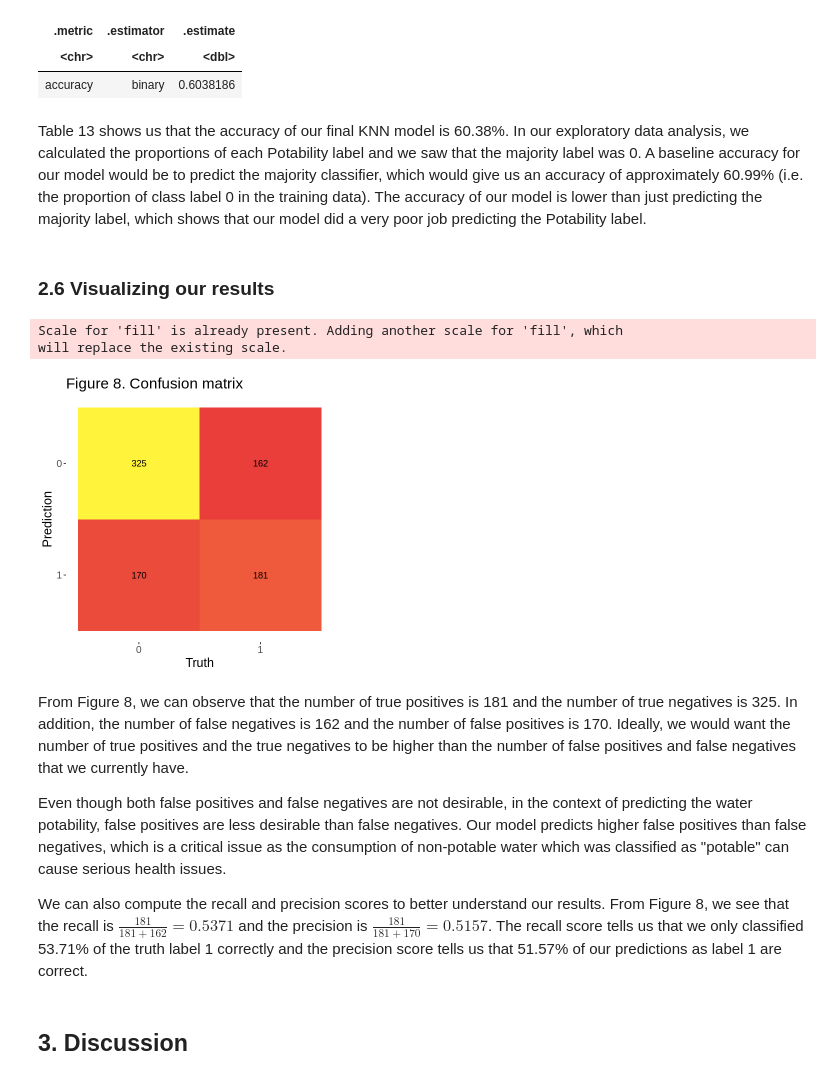
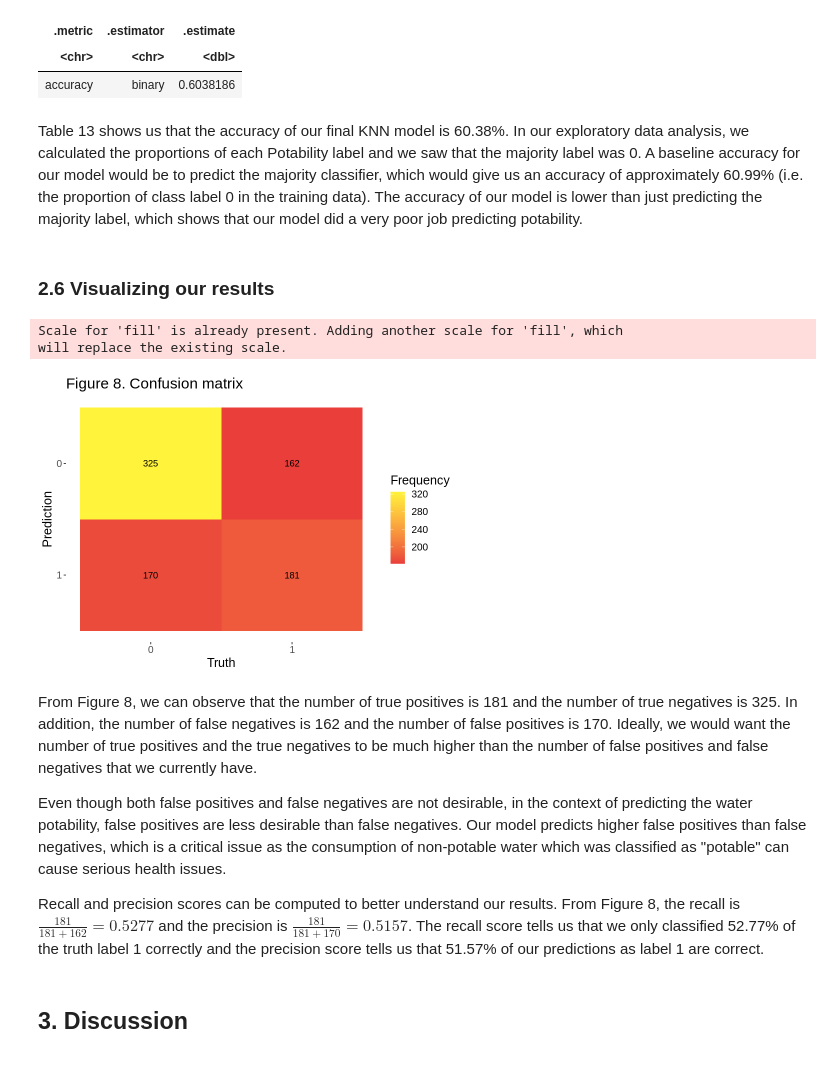
Before and after one commit to ricardoliu99/dsci100-group21, a Jupyter notebook: final_report.ipynb, the cells around one changed output. Saved outputs shown, nothing was run; the diff lists cells and outputs as text; code cells hidden in the pictures.

```diff
--- a/final_report.ipynb
+++ b/final_report.ipynb
@@ -586,27 +628,31 @@ A tibble: 1 × 3
 | <chr> | <chr> | <dbl> |
 | accuracy | binary | 0.6038186 |
 # %% [markdown]
-Table 13 shows us that the accuracy of our final KNN model is 60.38%. In our exploratory data analysis, we calculated the proportions of each Potability label and we saw that the majority label was 0. A baseline accuracy for our model would be to predict the majority classifier, which would give us an accuracy of approximately 60.99% (i.e. the proportion of class label 0 in the training data). The accuracy of our model is lower than just predicting the majority label, which shows that our model did a very poor job predicting the Potability label.
+Table 13 shows us that the accuracy of our final KNN model is 60.38%. In our exploratory data analysis, we calculated the proportions of each Potability label and we saw that the majority label was 0. A baseline accuracy for our model would be to predict the majority classifier, which would give us an accuracy of approximately 60.99% (i.e. the proportion of class label 0 in the training data). The accuracy of our model is lower than just predicting the majority label, which shows that our model did a very poor job predicting potability.
 # %% [markdown]
 ### 2.6 Visualizing our results
 # %%
-options(repr.plot.width=5, repr.plot.height=5)
+options(repr.plot.width=7, repr.plot.height=5)
 
+# create confusion matrix
 conf_m <- predictions %>% conf_mat(truth=Potability, estimate =.pred_class)
+
+# plot confusion matrix
 autoplot(conf_m, type="heatmap") +
     scale_fill_gradient(low = "#e93e3a", high = "#fff33b") +
-    theme(text = element_text(size=15)) +
-    ggtitle("Figure 8. Confusion matrix")
+    theme(text = element_text(size=15), legend.position = "right") +
+    ggtitle("Figure 8. Confusion matrix") +
+    labs(fill="Frequency")
 # %% [output]
 Scale for 'fill' is already present. Adding another scale for 'fill', which
 will replace the existing scale.
-[figure, old version]
+[figure, new version]
 # %% [markdown]
-From Figure 8, we can observe that the number of true positives is 181 and the number of true negatives is 325. In addition, the number of false negatives is 162 and the number of false positives is 170. Ideally, we would want the number of true positives and the true negatives to be higher than the number of false positives and false negatives that we currently have.
+From Figure 8, we can observe that the number of true positives is 181 and the number of true negatives is 325. In addition, the number of false negatives is 162 and the number of false positives is 170. Ideally, we would want the number of true positives and the true negatives to be much higher than the number of false positives and false negatives that we currently have.
 
 Even though both false positives and false negatives are not desirable, in the context of predicting the water potability, false positives are less desirable than false negatives. Our model predicts higher false positives than false negatives, which is a critical issue as the consumption of non-potable water which was classified as "potable" can cause serious health issues.
 
-We can also compute the recall and precision scores to better understand our results. From Figure 8, we see that the recall is $\frac{181}{181+162}=0.5371$ and the precision is $\frac{181}{181+170}=0.5157$. The recall score tells us that we only classified 53.71% of the truth label 1 correctly and the precision score tells us that 51.57% of our predictions as label 1 are correct.
+Recall and precision scores can be computed to better understand our results. From Figure 8, the recall is $\frac{181}{181+162}=0.5277$ and the precision is $\frac{181}{181+170}=0.5157$. The recall score tells us that we only classified 52.77% of the truth label 1 correctly and the precision score tells us that 51.57% of our predictions as label 1 are correct.
 # %% [markdown]
 ## 3. Discussion
 # %% [markdown]
```
Also changed, not shown: parts of 12 cells of this notebook.
